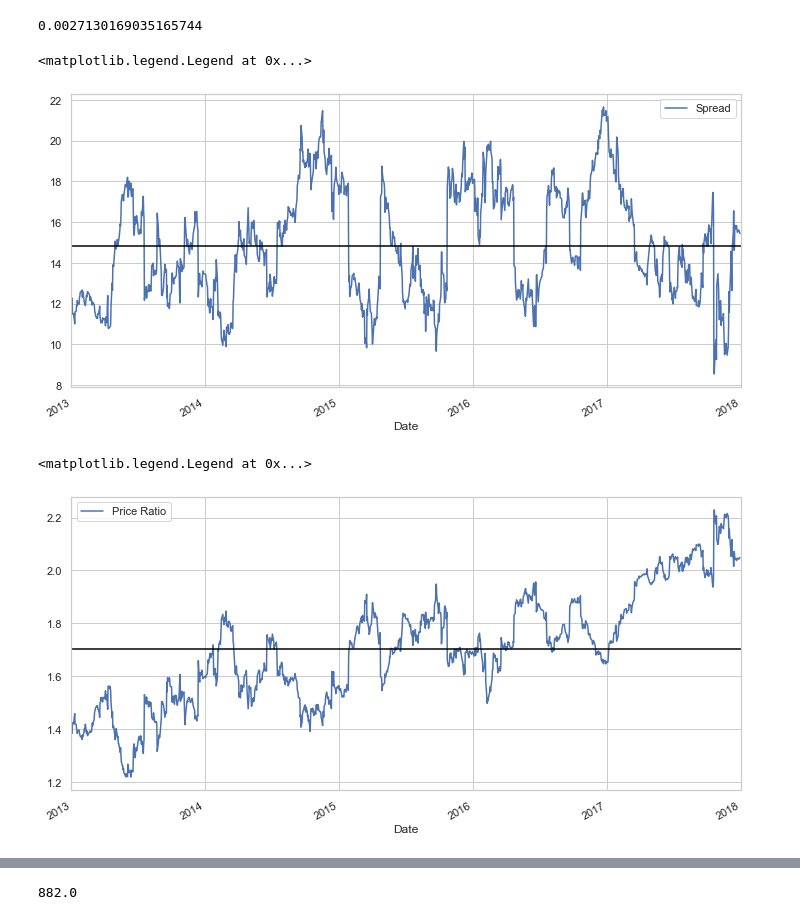
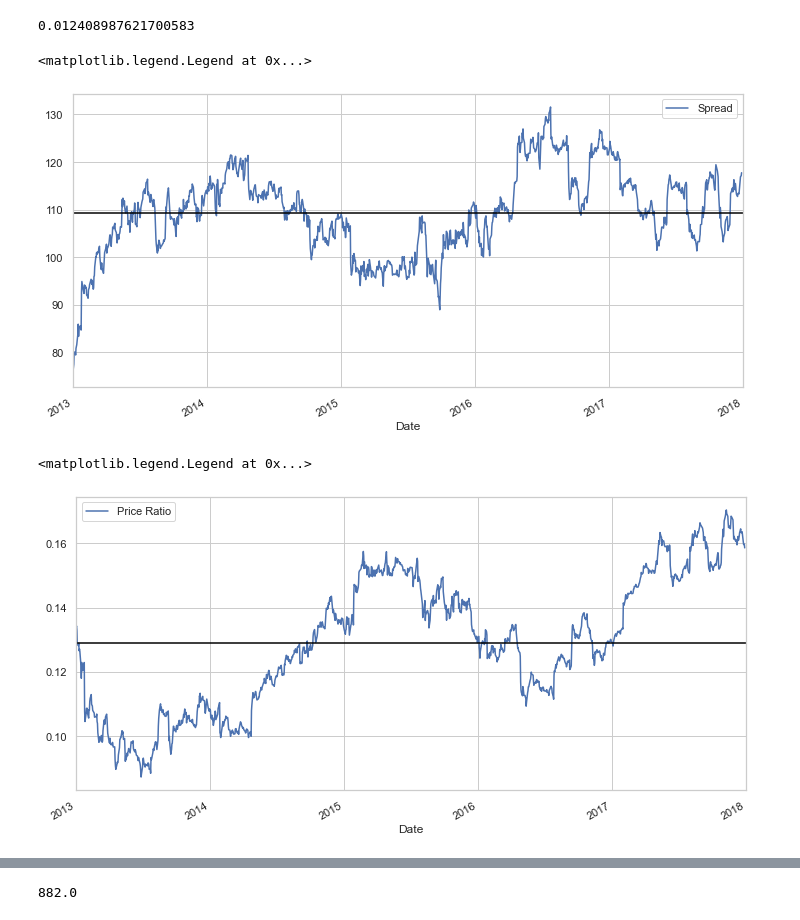
Before and after one commit to HarshitJaiswal1113/Pairs_Trading, a Jupyter notebook: Pairs_Trading.ipynb, the cells around one changed output, grey strips where cells are left out. Drawn from its saved outputs; the diff is of its cells as text; code cells hidden in the pictures.

```diff
--- a/Pairs_Trading.ipynb
+++ b/Pairs_Trading.ipynb
@@ -64,34 +64,34 @@ print(pairs)
 # %%
-S1 = df['ADBE']
-S2 = df['MSFT']
+Stock1 = df['AAPL']
+Stock2 = df['SPY']
 
-score, pvalue, _ = coint(S1, S2)
+score, pvalue, _ = coint(Stock1, Stock2)
 pvalue
 # %% [output]
-0.0027130169035165744
+0.012408987621700583
 # %%
-S1 = sm.add_constant(S1)
-results = sm.OLS(S2, S1).fit()
-S1 = S1['ADBE']
-b = results.params['ADBE']
+Stock1 = sm.add_constant(Stock1)
+results = sm.OLS(Stock2, Stock1).fit()
+Stock1 = Stock1['AAPL']
+b = results.params['AAPL']
 
-spread = S2 - b * S1
+spread = Stock2 - b * Stock1
 spread.plot(figsize=(12,6))
 plt.axhline(spread.mean(), color='black')
 plt.xlim('2013-01-01', '2018-01-01')
 plt.legend(['Spread'])
 # %% [output]
 <matplotlib.legend.Legend at 0x...>
-[figure, old version]
+[figure, new version]
 # %%
-ratio = S1/S2
+ratio = Stock1/Stock2
 ratio.plot(figsize=(12,6))
 plt.axhline(ratio.mean(), color='black')
 plt.xlim('2013-01-01', '2018-01-01')
 plt.legend(['Price Ratio'])
 # %% [output]
 <matplotlib.legend.Legend at 0x...>
-[figure, old version]
+[figure, new version]
 # %%
 def zscore(series):
     return (series - series.mean()) / np.std(series)
```
Also changed, not shown: parts of 14 cells of this notebook.
